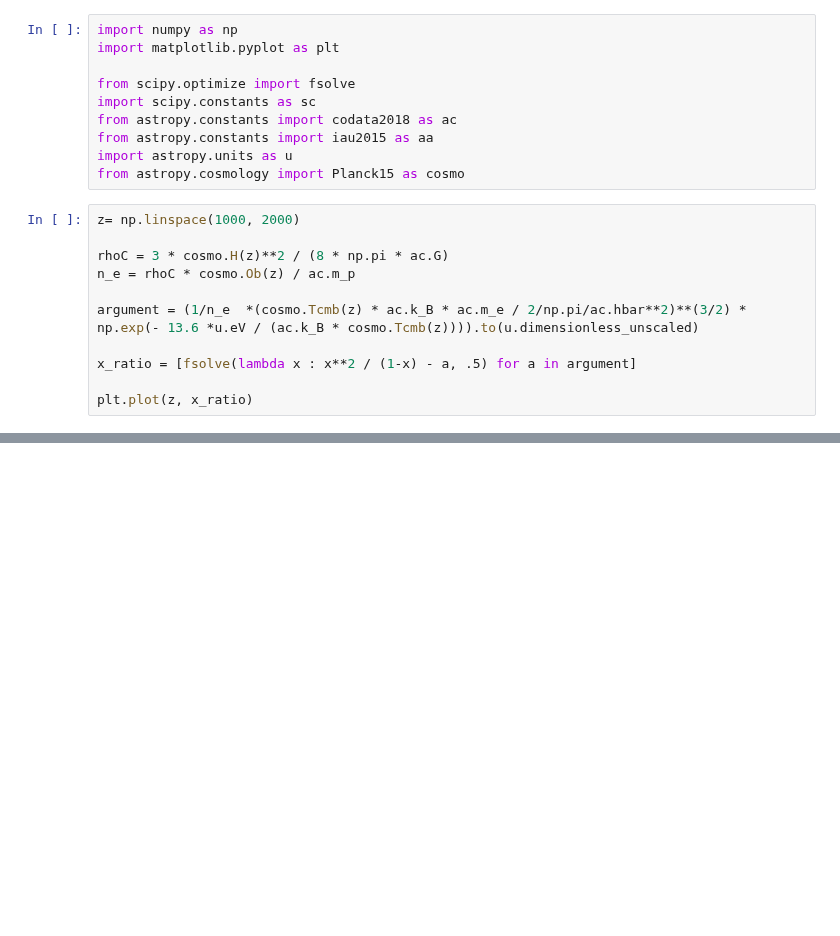
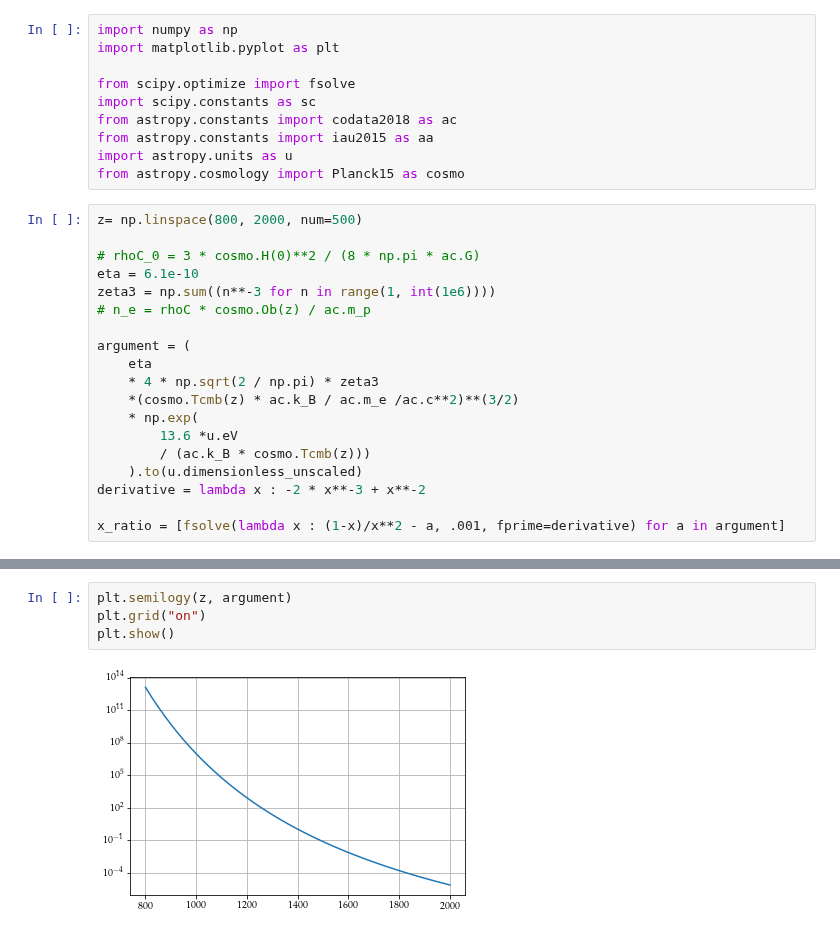
Before and after one commit to jacopok/notes, a Jupyter notebook: ap_first_semester/astrophysics_cosmology/figures/recombination.ipynb, the cells around one changed output, grey strips where cells are left out. Saved outputs shown, nothing was run; the diff lists cells and outputs as text; blank space fills up the shorter version.

```diff
--- a/ap_first_semester/astrophysics_cosmology/figures/recombination.ipynb
+++ b/ap_first_semester/astrophysics_cosmology/figures/recombination.ipynb
@@ -9,13 +9,21 @@ from astropy.constants import iau2015 as aa
 import astropy.units as u
 from astropy.cosmology import Planck15 as cosmo
 # %%
-z= np.linspace(1000, 2000)
+z= np.linspace(800, 2000, num=500)
 
-rhoC = 3 * cosmo.H(z)**2 / (8 * np.pi * ac.G)
-n_e = rhoC * cosmo.Ob(z) / ac.m_p
+# rhoC_0 = 3 * cosmo.H(0)**2 / (8 * np.pi * ac.G)
+eta = 6.1e-10
+zeta3 = np.sum((n**-3 for n in range(1, int(1e6))))
+# n_e = rhoC * cosmo.Ob(z) / ac.m_p
 
-argument = (1/n_e  *(cosmo.Tcmb(z) * ac.k_B * ac.m_e / 2/np.pi/ac.hbar**2)**(3/2) * np.exp(- 13.6 *u.eV / (ac.k_B * cosmo.Tcmb(z)))).to(u.dimensionless_unscaled)
+argument = (
+    eta
+    * 4 * np.sqrt(2 / np.pi) * zeta3
+    *(cosmo.Tcmb(z) * ac.k_B / ac.m_e /ac.c**2)**(3/2)
+    * np.exp(
+        13.6 *u.eV
+        / (ac.k_B * cosmo.Tcmb(z)))
+    ).to(u.dimensionless_unscaled)
+derivative = lambda x : -2 * x**-3 + x**-2
 
-x_ratio = [fsolve(lambda x : x**2 / (1-x) - a, .5) for a in argument]
-
-plt.plot(z, x_ratio)
+x_ratio = [fsolve(lambda x : (1-x)/x**2 - a, .001, fprime=derivative) for a in argument]
@@ -28,0 +83,6 @@ $[1.0321857 \times 10^{-7},~3.1810933 \times 10^{-7},~9.3753826 \times 10^{-7},~
+# %%
+plt.semilogy(z, argument)
+plt.grid("on")
+plt.show()
+# %% [output]
+[figure, added]
```
Also changed, not shown: parts of 7 cells of this notebook, 7 other files.
